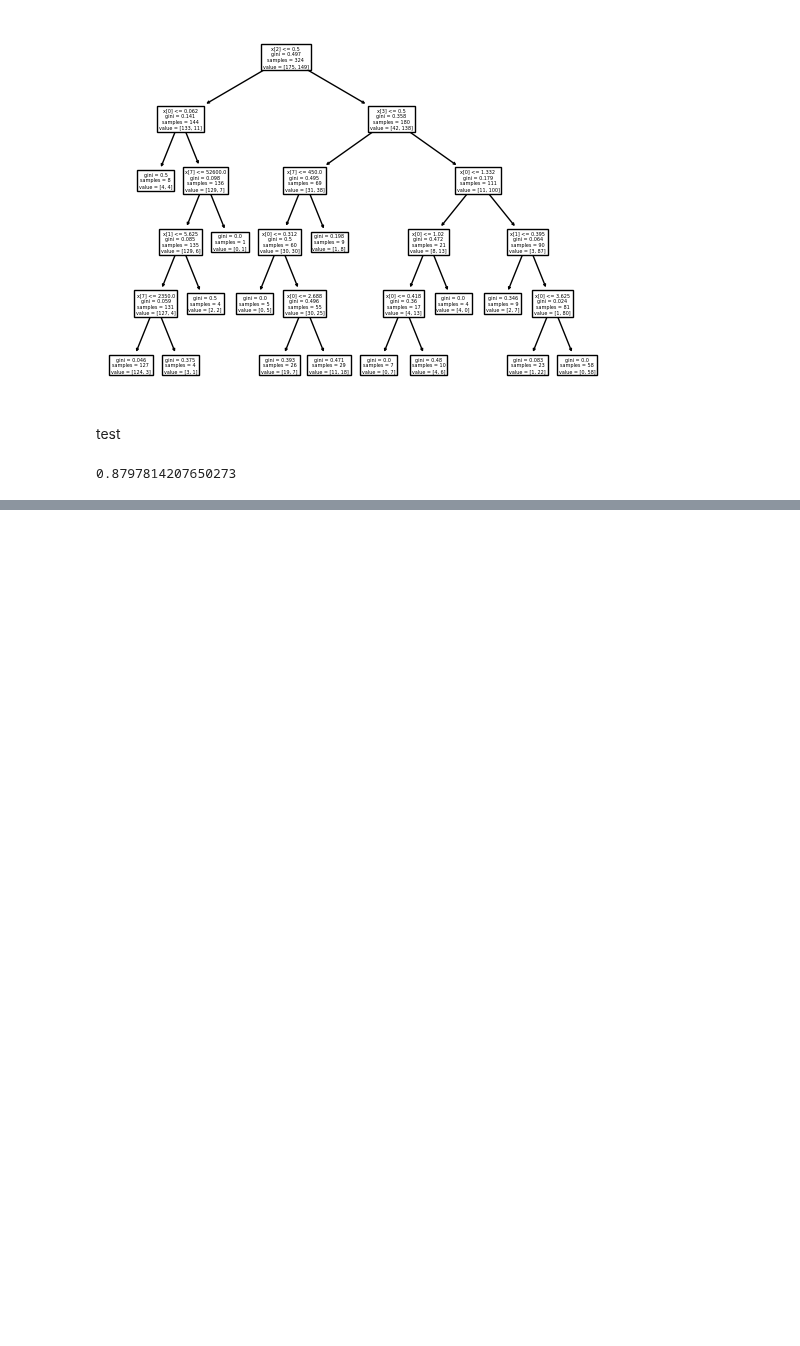
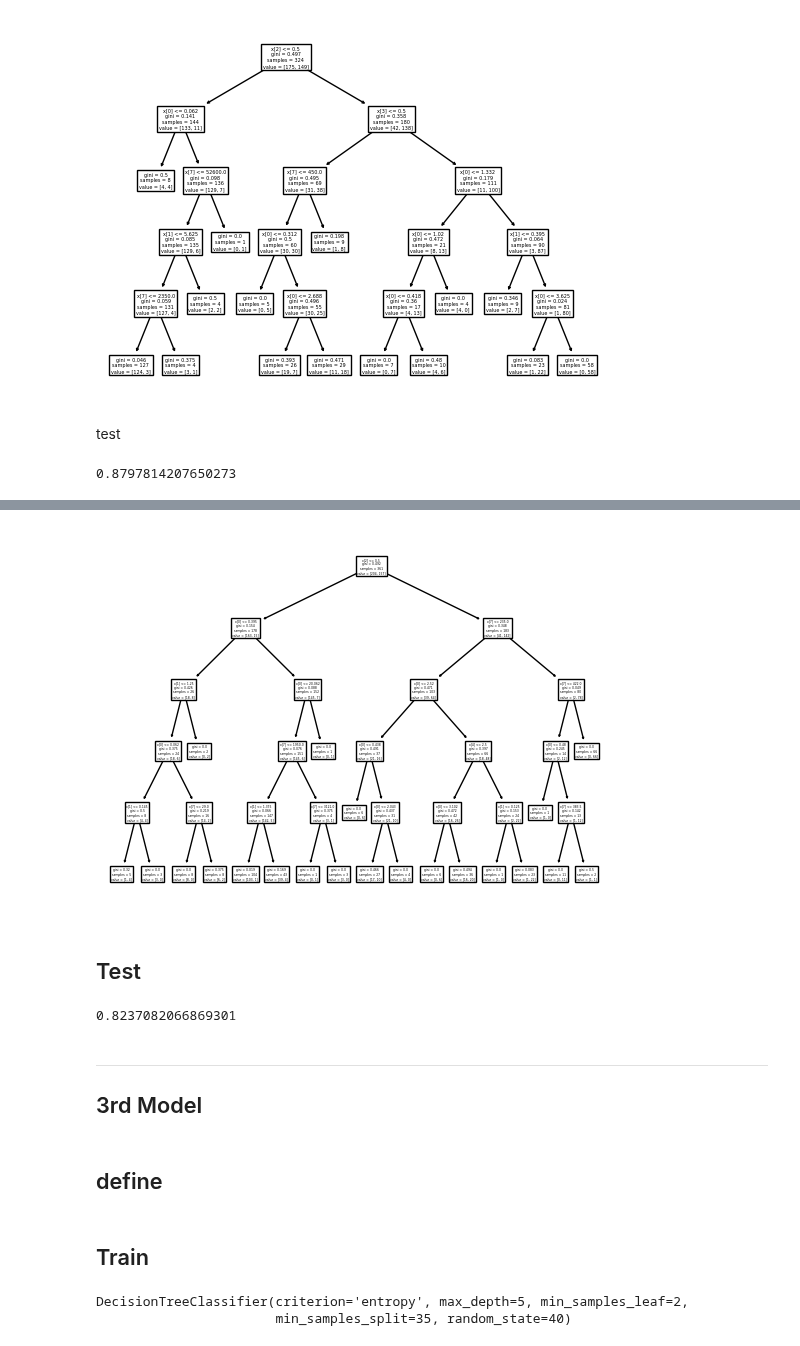
Before and after one commit to sitthatkaja/DPDM2023, a Jupyter notebook: Classification.ipynb, the cells around one changed output, grey strips where cells are left out. Drawn from its saved outputs; the diff is of its cells as text; code cells hidden in the pictures; blank space fills up the shorter version.

```diff
--- a/Classification.ipynb
+++ b/Classification.ipynb
@@ -757,0 +343,2 @@ f1_score(y_test, Dtree4.predict(X_test))
+# %%
+NDtree2 = DecisionTreeClassifier(max_depth=5)
@@ -757,0 +351,6 @@ f1_score(y_test, Dtree4.predict(X_test))
+# %%
+tree.plot_tree(NDtree2);
+# %% [output]
+[figure, added]
+# %% [markdown]
+## Test
@@ -757,0 +359,9 @@ f1_score(y_test, Dtree4.predict(X_test))
+# %%
+accuracy_score(Ny_test, ny_predict2)
+# %% [output]
+0.8237082066869301
+# %% [markdown]
+---
+## 3rd Model
+# %% [markdown]
+## define
@@ -757,0 +370,7 @@ f1_score(y_test, Dtree4.predict(X_test))
+# %% [markdown]
+## Train
+# %%
+NDtree3.fit(NX_train,Ny_train)
+# %% [output]
+DecisionTreeClassifier(criterion='entropy', max_depth=5, min_samples_leaf=2,
+                       min_samples_split=35, random_state=40)
```
Also changed, not shown: parts of 174 cells of this notebook.
